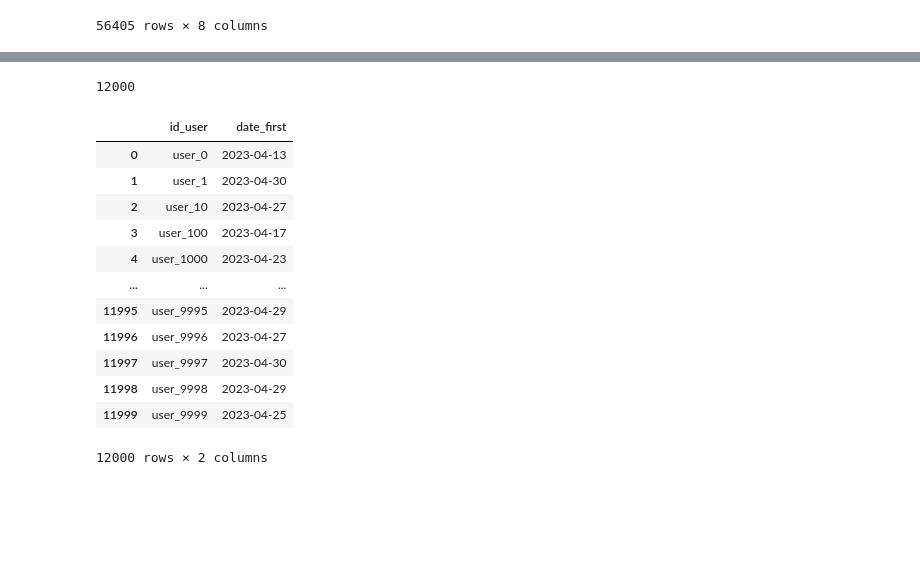
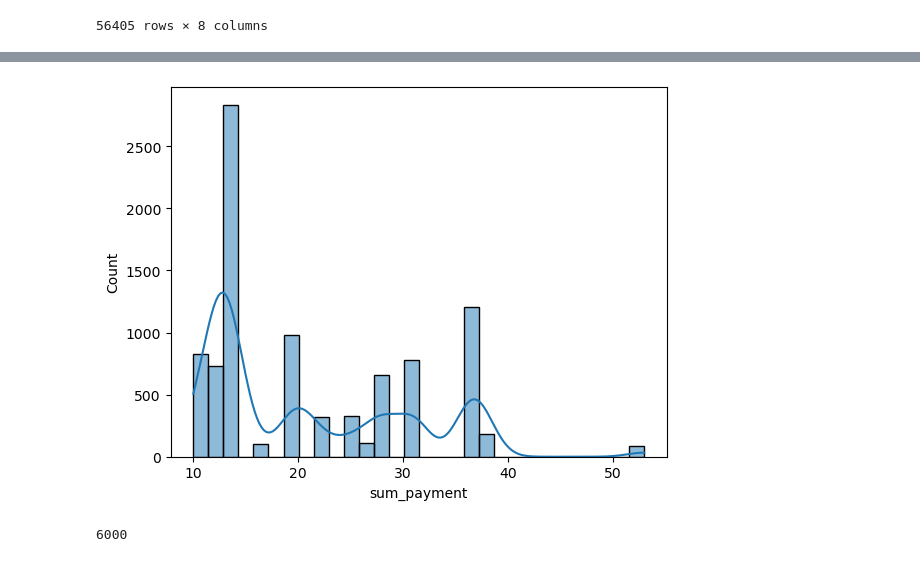
Before and after one commit to Naumenko-KM/MADE_2_AB, a Jupyter notebook: HWs /4.ipynb, the cells around one changed output, grey strips where cells are left out. Drawn from its saved outputs; the diff is of its cells as text; code cells hidden in the pictures; blank space fills up the shorter version.

```diff
--- a/HWs /4.ipynb
+++ b/HWs /4.ipynb
@@ -89,0 +142,5 @@ df['date'].min()
+# %%
+df_ab = df[df['date'] >= '2023-05-01']
+print('Выбросов:', df_ab[df_ab['sum_payment'] > 500].shape[0])
+df_ab = df_ab[df_ab['sum_payment'] < 500]
+df_ab.sample(3)
@@ -89,0 +153,4 @@ df['date'].min()
+# %%
+sns.histplot(df_ab[df_ab['sum_payment'] > 0]['sum_payment'], kde=True);
+# %% [output]
+[figure, added]
@@ -90,22 +160,4 @@ df['date'].min()
 # %%
-df['id_user'].unique().shape[0]
+df_a.id_user.unique().shape[0]
 # %% [output]
-12000
+6000
-# %%
-df_new = df.groupby('id_user').min().reset_index()[['id_user', 'date']]
-df_new.columns = ['id_user', 'date_first']
-df_new
-# %% [output]
-|  | id_user | date_first |
-| 0 | user_0 | 2023-04-13 |
-| 1 | user_1 | 2023-04-30 |
-| 2 | user_10 | 2023-04-27 |
-| 3 | user_100 | 2023-04-17 |
-| 4 | user_1000 | 2023-04-23 |
-| ... | ... | ... |
-| 11995 | user_9995 | 2023-04-29 |
-| 11996 | user_9996 | 2023-04-27 |
-| 11997 | user_9997 | 2023-04-30 |
-| 11998 | user_9998 | 2023-04-29 |
-| 11999 | user_9999 | 2023-04-25 |
-12000 rows × 2 columns
```
Also changed, not shown: parts of 32 cells of this notebook.
